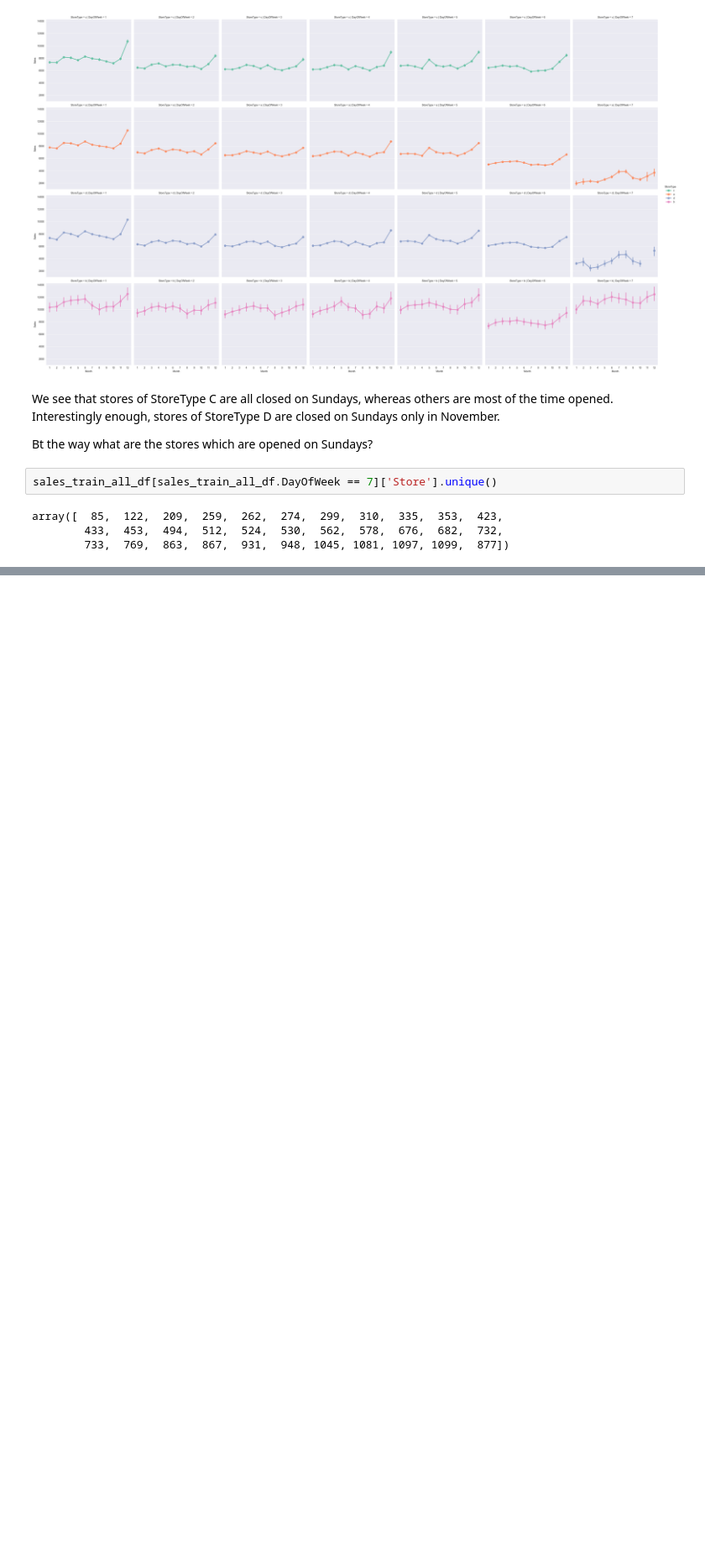
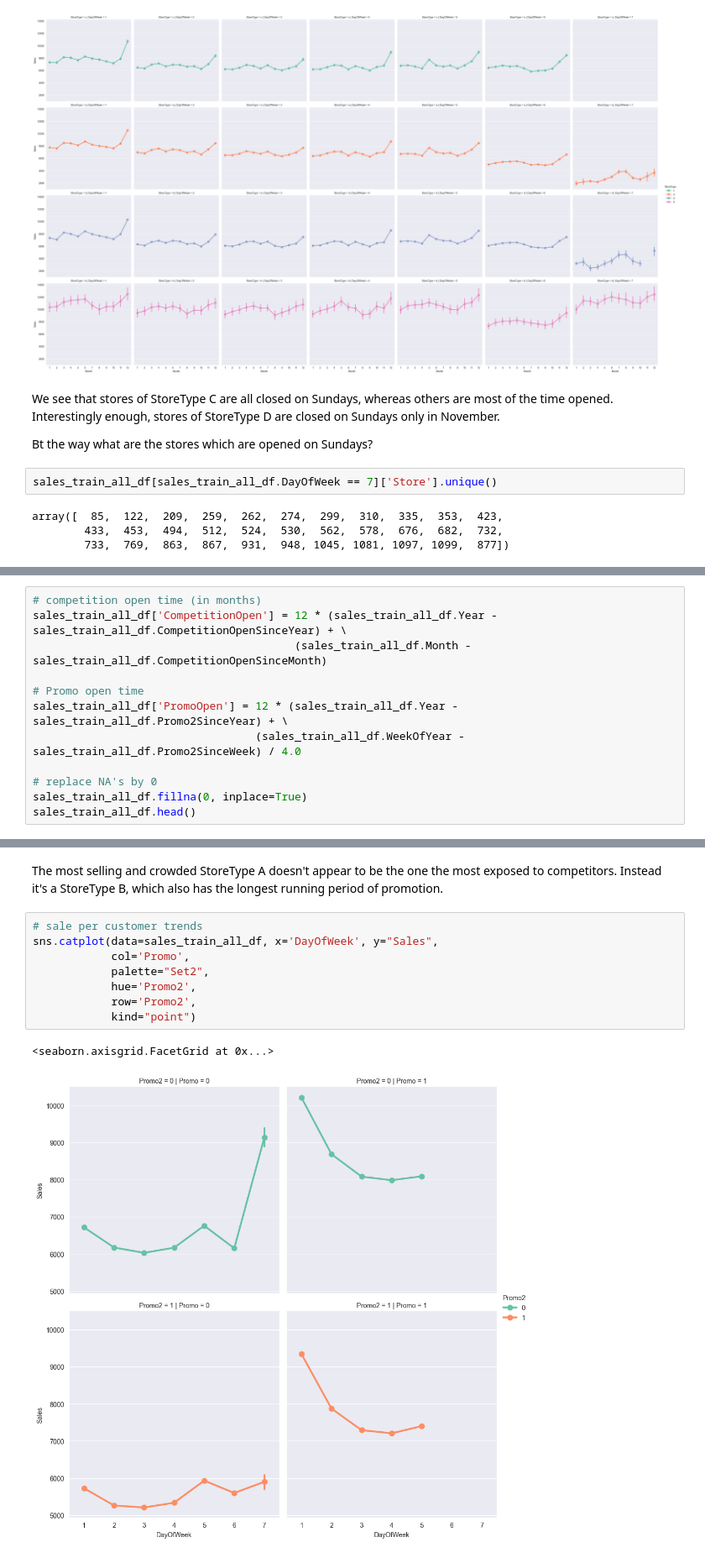
Before and after one commit to ToanNV/bps-asm, a Jupyter notebook: asm2/rossmann_store_sales_data_analysis.ipynb, the cells around one changed output, grey strips where cells are left out. Shown at 84% size. Saved outputs shown, nothing was run; the diff lists cells and outputs as text; blank space fills up the shorter version.

Commit message:
Add more data analysis and Conclusion of EDA

```diff
--- a/asm2/rossmann_store_sales_data_analysis.ipynb
+++ b/asm2/rossmann_store_sales_data_analysis.ipynb
@@ -466,0 +469,12 @@ array([  85,  122,  209,  259,  262,  274,  299,  310,  335,  353,  423,
+# %%
+# competition open time (in months)
+sales_train_all_df['CompetitionOpen'] = 12 * (sales_train_all_df.Year - sales_train_all_df.CompetitionOpenSinceYear) + \
+                                        (sales_train_all_df.Month - sales_train_all_df.CompetitionOpenSinceMonth)
+
+# Promo open time
+sales_train_all_df['PromoOpen'] = 12 * (sales_train_all_df.Year - sales_train_all_df.Promo2SinceYear) + \
+                                  (sales_train_all_df.WeekOfYear - sales_train_all_df.Promo2SinceWeek) / 4.0
+
+# replace NA's by 0
+sales_train_all_df.fillna(0, inplace=True)
+sales_train_all_df.head()
@@ -466,0 +499,13 @@ array([  85,  122,  209,  259,  262,  274,  299,  310,  335,  353,  423,
+# %% [markdown]
+The most selling and crowded StoreType A doesn't appear to be the one the most exposed to competitors. Instead it's a StoreType B, which also has the longest running period of promotion.
+# %%
+# sale per customer trends
+sns.catplot(data=sales_train_all_df, x='DayOfWeek', y="Sales",
+            col='Promo',
+            palette="Set2",
+            hue='Promo2',
+            row='Promo2',
+            kind="point")
+# %% [output]
+<seaborn.axisgrid.FacetGrid at 0x...>
+[figure, added]
```
Also changed, not shown: parts of 5 cells of this notebook, 1 other file.
